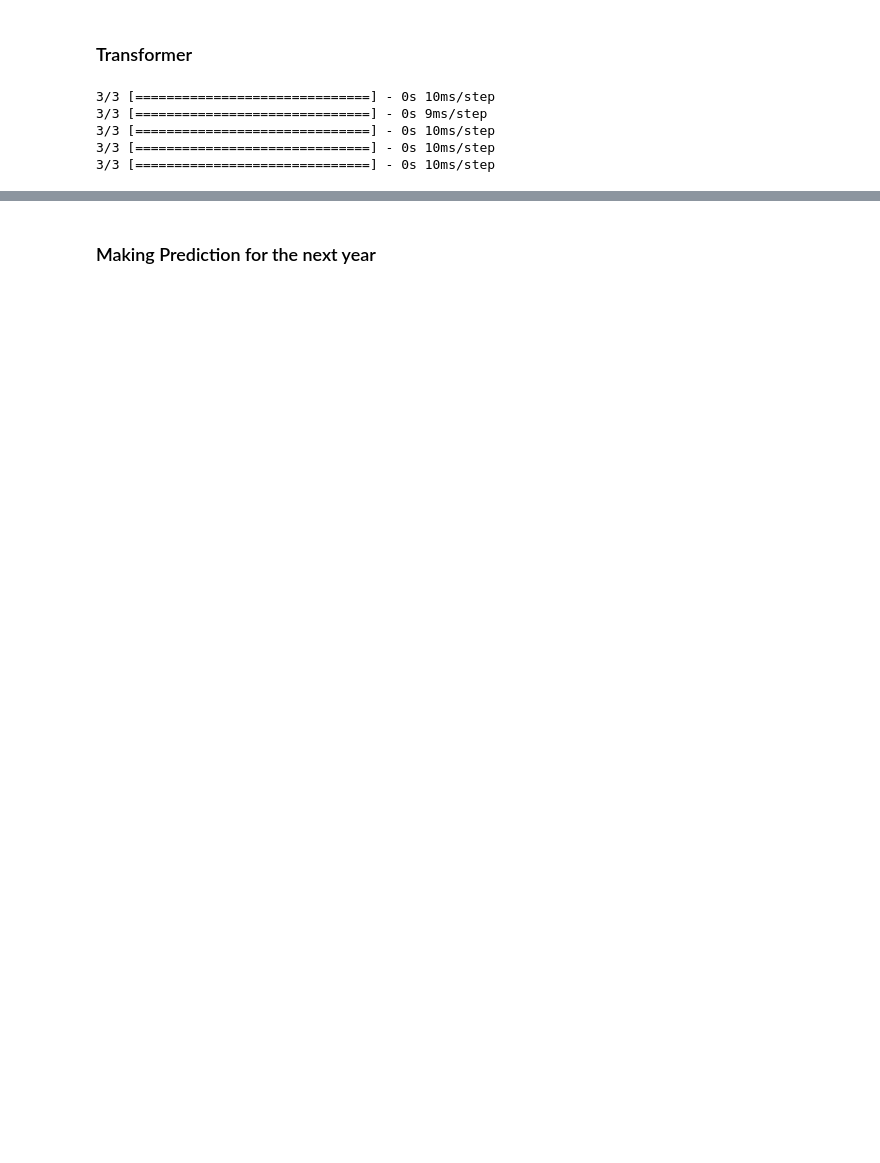
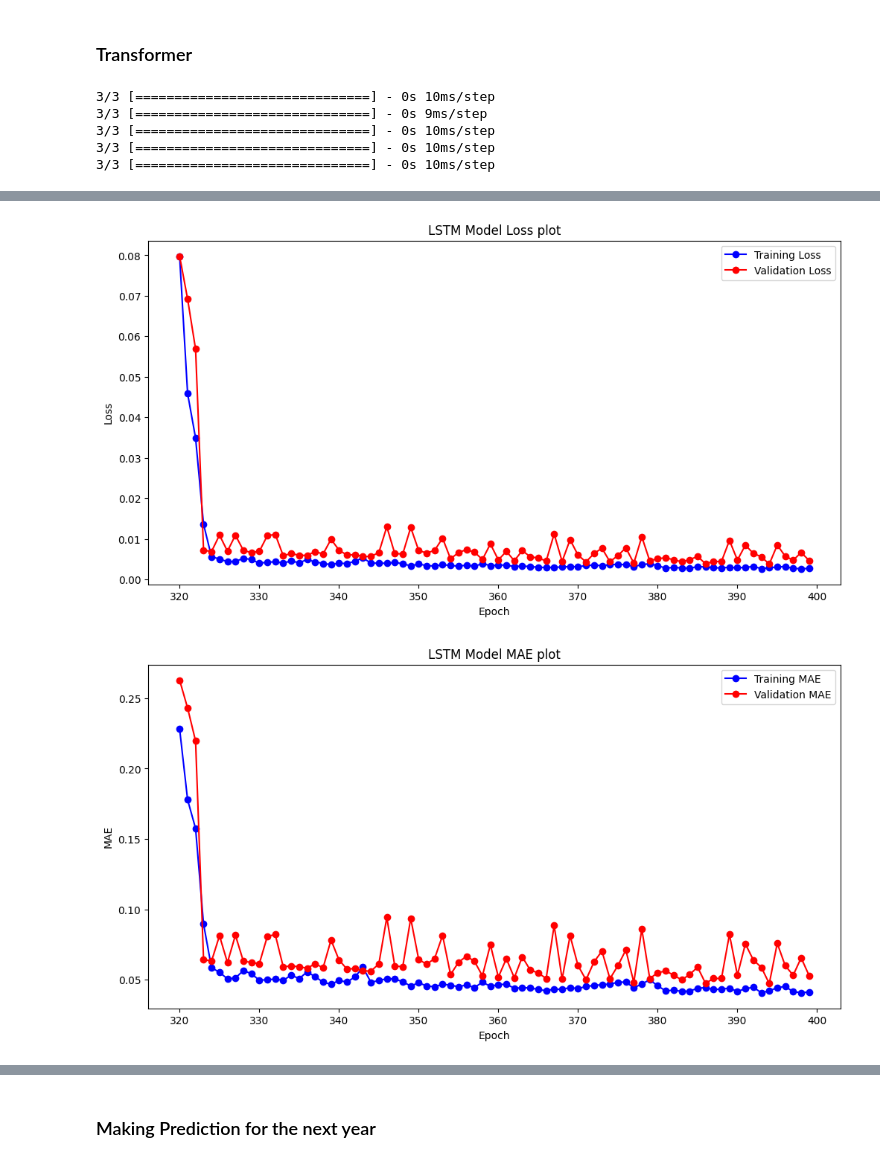
Before and after one commit to YounesAbdedjalil/Project-Data-Mining, a Jupyter notebook: PrediCO2.ipynb, the cells around one changed output, grey strips where cells are left out. Cells and saved outputs as stored; diff of their text form; code cells hidden in the pictures; blank space fills up the shorter version.

```diff
--- a/PrediCO2.ipynb
+++ b/PrediCO2.ipynb
@@ -75,6 +75,18 @@ def months_converter(DataFile):
         month:idx+1 for idx,month in enumerate(unique_months)
     }
     DataFile['Month'] = DataFile['Month'].map(months_dict)
+# %%
+def plot_training_history(model_name,hist_type,train_loss,val_loss):
+    plt.figure(figsize=(12, 6))
+
+    plt.plot(train_loss, 'b-o', label=f'Training {hist_type}')
+    plt.plot(val_loss, 'r-o', label=f'Validation {hist_type}')
+    plt.title(f'{model_name} Model {hist_type} plot')
+    plt.xlabel('Epoch')
+    plt.ylabel(f'{hist_type}')
+    plt.legend()
+
+    plt.show()
 # %%
 def lstm_architecture(input_shape,lr,d_model):
     """
@@ -721,0 +795,10 @@ Where in our case **time_step = 1, features = 3** and batch size decided by trai
+# %%
+lstm_perf = pd.read_csv('metrics/lstm_performance.csv')
+transformer_perf = pd.read_csv('metrics/transformer_performance.csv')
+# %%
+mask = lstm_perf['fold'] == 4
+plot_training_history('LSTM','Loss',lstm_perf.loc[mask,'loss'],lstm_perf.loc[mask,'val_loss'])
+plot_training_history('LSTM','MAE',lstm_perf.loc[mask,'mean_absolute_error'],lstm_perf.loc[mask,'val_mean_absolute_error'])
+# %% [output]
+[figure, added]
+[figure, added]
```
Also changed, not shown: parts of 16 cells of this notebook, 16 other files.
